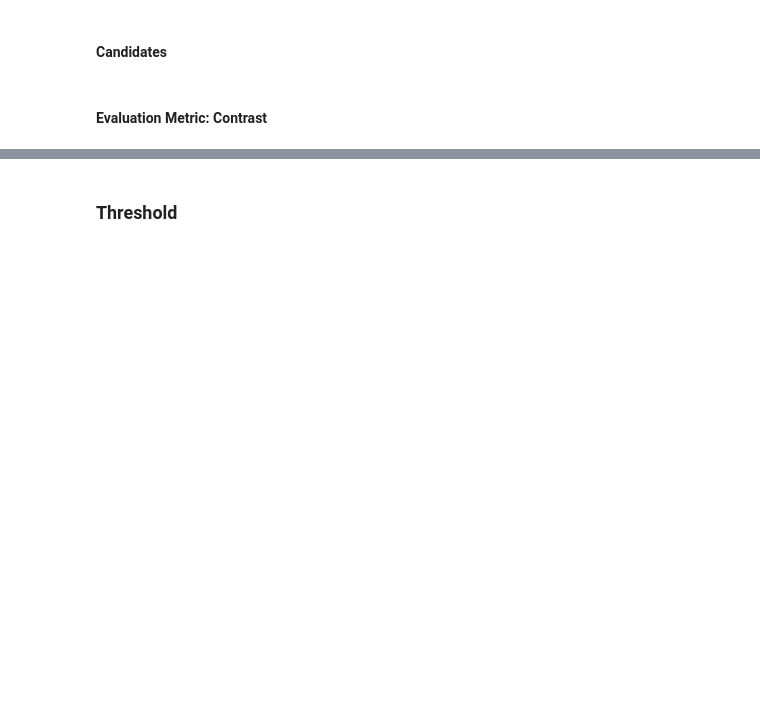
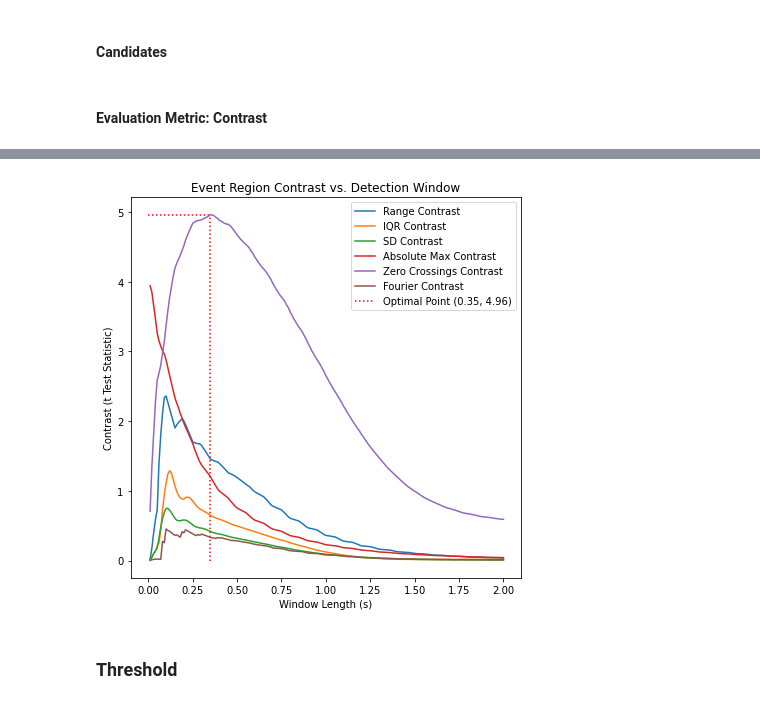
Before and after one commit to BruceWangXD/SpaceInvaders, a Jupyter notebook: Reproducible Report.ipynb, the cells around one changed output, grey strips where cells are left out. Drawn from its saved outputs; the diff is of its cells as text; code cells hidden in the pictures; blank space fills up the shorter version.

```diff
--- a/Reproducible Report.ipynb
+++ b/Reproducible Report.ipynb
@@ -357,0 +377,4 @@ def streaming_classifier(
+# %%
+def contrast(events, non_events):
+    pooled_sd = np.sqrt(np.var(events)/len(events) + np.var(non_events)/len(non_events))
+    return (np.mean(events, axis=1) - np.mean(non_events, axis=1))/pooled_sd
@@ -357,0 +435,19 @@ def streaming_classifier(
+# %%
+output_filename = PATH + "event_detection_optimisation.csv"
+
+open(output_filename, 'w').close()    # Clears the file so that the code can be run again.
+for x in np.linspace(100, 20000, 200):
+    x = int(x)
+    if x%2000 == 0:
+        print(x)
+    contrast_all_files(
+        output_filename,
+        window_size = x,
+        test_stat_fns = tfn_candidates.values(),
+        samprate = samprate,
+        waves = waves,
+        labels = labels,
+        step = 0.1,
+        contrast_fn = contrast,
+        time_buffers = time_buffers_whole
+    )
@@ -358,2 +465,24 @@ def streaming_classifier(
+# %%
+contrasts = pd.read_csv("event_detection_optimisation.csv", header=None)
+contrasts.columns = ["window_size", "file"] + list(tfn_candidates.keys())
+contrasts_total = contrasts.groupby("window_size").mean()
+
+plt.figure(figsize=(7, 7))
+for stat in tfn_candidates.keys():
+    plt.plot(contrasts_total.index/samprate,
+             np.abs(contrasts_total[stat]),
+             label = f"{stat} Contrast", alpha = 1)
+
+plt.title("Event Region Contrast vs. Detection Window")
+plt.xlabel("Window Length (s)")
+plt.ylabel("Contrast (t Test Statistic)")
+opt_det_window = contrasts_total.index[np.argmax(np.abs(contrasts_total["Zero Crossings"]))]/samprate
+opt_det_window_val = np.max(np.abs(contrasts_total["Zero Crossings"]))
+plt.vlines(opt_det_window, 0, opt_det_window_val,"r", ":", label=f"Optimal Point ({round(opt_zerocrossings, 2)}, {round(opt_zerocrossings_val, 2)})")
+plt.hlines(opt_det_window_val, 0, opt_det_window,"r", ":")
+plt.legend()
+plt.savefig("contrast.png")
+# %% [output]
+[figure, added]
 # %% [markdown]
 ### Threshold
```
Also changed, not shown: parts of 28 cells of this notebook, 7 other files.
